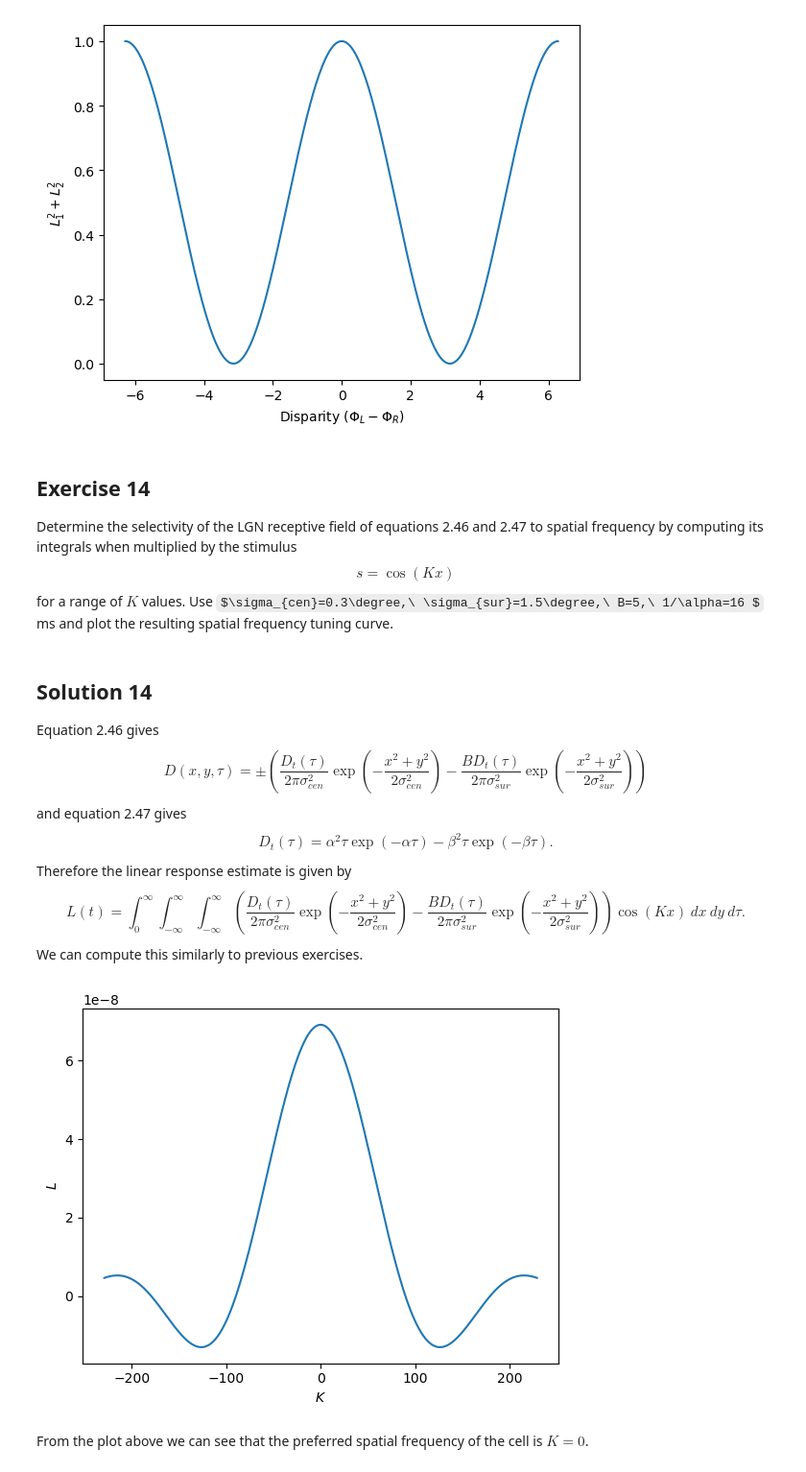
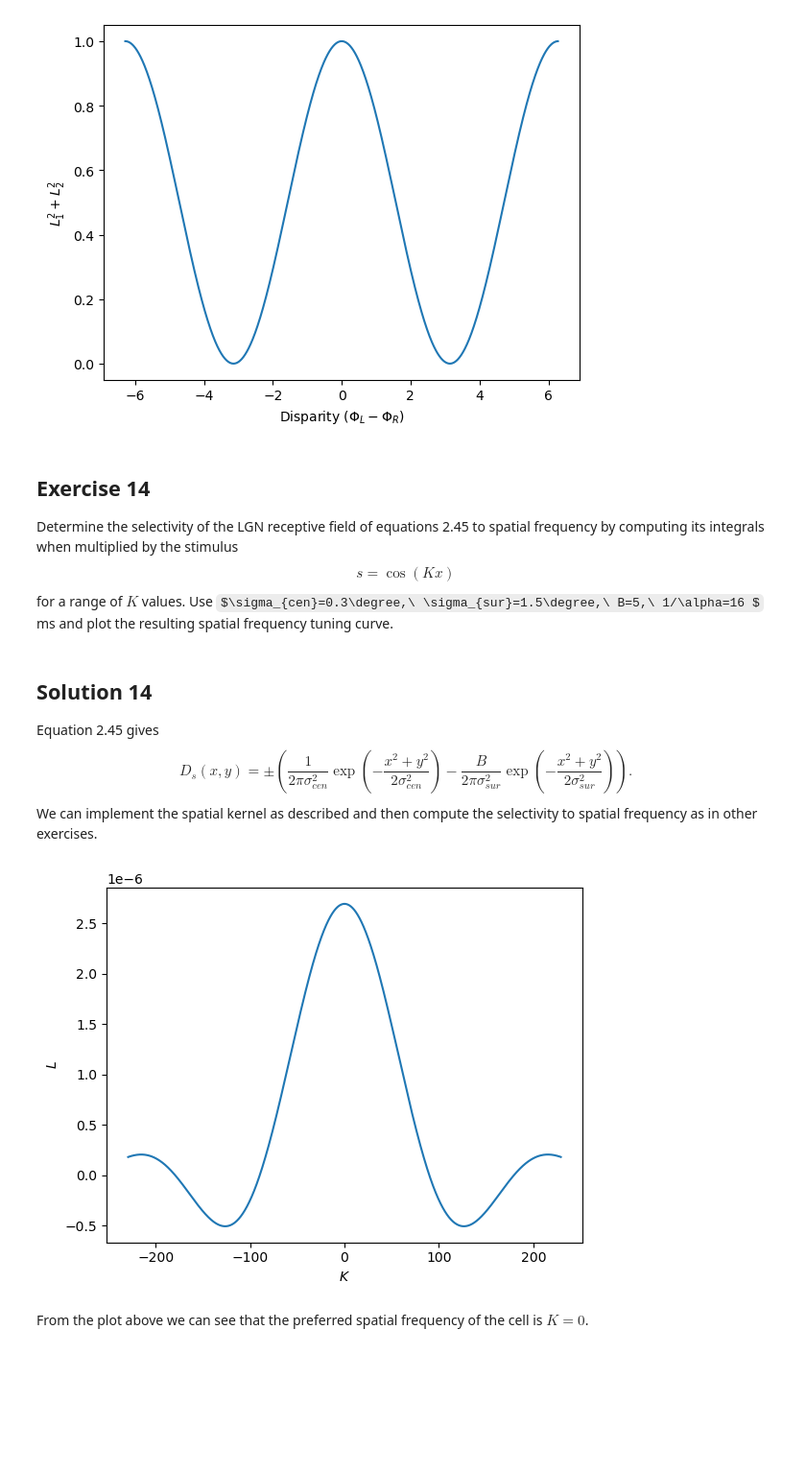
Before and after one commit to JKilgallen/theoretical_neuroscience, a Jupyter notebook: exercises/c2.ipynb, the cells around one changed output. Shown at 96% size. Saved outputs shown, nothing was run; the diff lists cells and outputs as text; code cells hidden in the pictures; some formulas as TeX source; blank space fills up the shorter version.

Commit message:
Modified exercise 14 due to error with problem statement.

```diff
--- a/exercises/c2.ipynb
+++ b/exercises/c2.ipynb
@@ -1256,7 +1262,7 @@ def get_single_phase_temporal_kernel(alpha, t):
 dx = 0.01
 dy = 0.01
 x = np.arange(-np.pi/32, np.pi/32, dx)
-y = np.zeros(len(x))
+y = np.arange(-np.pi/32, np.pi/32, dy)
 
 dt = 0.01
 t = np.arange(0,0.3,dt)
@@ -1276,7 +1282,7 @@ w = 8*np.pi
 k = 360/np.pi
 alpha = 1/0.020
 
-gratings = np.cos(Ks*xs-w*ts-ys)
+gratings = np.cos(Ks*xs-w*ts)
 ds = gabor_filter(xs, ys, sigma, sigma, k, 0)
 dt = get_single_phase_temporal_kernel(alpha, ts)
 l = np.sum(ds*gratings*dt, axis=(0,1))*(dx*dy)
@@ -1319,41 +1325,56 @@ plt.ylabel(r'$L_1^2+L_2^2$');
 # %% [markdown]
 ## Exercise 14
 
-Determine the selectivity of the LGN receptive field of equations 2.46 and 2.47 to spatial frequency by computing its integrals when multiplied by
+Determine the selectivity of the LGN receptive field of equations 2.45 to spatial frequency by computing its integrals when multiplied by
 the stimulus $$s=\cos(Kx)$$ for a range of $K$ values. Use $\sigma_{cen}=0.3\degree,\ \sigma_{sur}=1.5\degree,\ B=5,\ 1/\alpha=16 $ ms and plot the resulting spatial frequency tuning curve.
 # %% [markdown]
 ## Solution 14
-Equation 2.46 gives $$D(x,y,\tau)=\pm\left( \frac{D_t(\tau)}{2\pi\sigma_{cen}^2} \exp\left(-\frac{x^2+y^2}{2\sigma_{cen}^2} \right) -\frac{B D_t(\tau)}{2\pi\sigma_{sur}^2} \exp\left(-\frac{x^2+y^2}{2\sigma_{sur}^2}\right)\right) $$ and equation 2.47 gives $$D_t(\tau)=\alpha^2 \tau \exp(-\alpha \tau) - \beta^2 \tau \exp(-\beta \tau). $$ Therefore the linear response estimate is given by $$L(t)=\int_0^\infty \int_{-\infty}^{\infty} \int_{-\infty}^{\infty} \left( \frac{D_t(\tau)}{2\pi\sigma_{cen}^2} \exp\left(-\frac{x^2+y^2}{2\sigma_{cen}^2} \right) -\frac{B D_t(\tau)}{2\pi\sigma_{sur}^2} \exp\left(-\frac{x^2+y^2}{2\sigma_{sur}^2}\right)\right) \cos(Kx)\ dx\ dy\ d\tau.$$ We can compute this similarly to previous exercises.
+Equation 2.45 gives $$D_{s}\left(x,y\right)=\pm\left(\frac{1}{2\pi\sigma_{cen}^{2}}\exp\left(-\frac{x^{2}+y^{2}}{2\sigma_{cen}^{2}}\right)-\frac{B}{2\pi\sigma_{sur}^{2}}\exp\left(-\frac{x^{2}+y^{2}}{2\sigma_{sur}^{2}}\right)\right). $$ We can implement the spatial kernel as described and then compute the selectivity to spatial frequency as in other exercises.
+# %%
+def get_lgn_spatial_kernel(x, y, sigma_c, sigma_s, B):
+    """Returns the value of the LGN spatial receptive kernel.
+
+    Parameters
+    ----------
+    x : {float, array_like}
+        The x coordinate relative to the center of the kernel.
+    y :  {float, array_like}
+        The y coordinate relative to the center of the kernel.
+    sigma_c : float
+        The control parameter for the center of the receptive field.
+    sigma_s : float
+        The control parameter for the surround of the receptive field.
+    B : float
+        The weight of the surround of the receptive field relative to the center.
+    """
+
+    D_s = 1/(2*np.pi*sigma_c**2) * np.exp(-(x**2+y**2)/(2*sigma_c**2))
+    D_s -= -B/(2*np.pi*sigma_s**2) * np.exp(-(x**2+y**2)/(2*sigma_s**2))
+
+    return D_s
 # %%
 dx = 0.01
 dy = 0.01
 x = np.arange(-2*np.pi/180, 2*np.pi/180, dx)
 y = np.arange(-2*np.pi/180, 2*np.pi/180, dy)
 
-dt = 0.01
-t = np.arange(0,0.5,dt)
-
 dK = 0.1
 K = np.arange(-720/np.pi, 720/np.pi, dK)
 
-xs, ys, ts, Ks = np.meshgrid(x, y, t, K, indexing='ij')
+xs, ys, Ks = np.meshgrid(x, y, K, indexing='ij')
 
 sigma_c = 180/(0.3*np.pi)
 sigma_s = 180/(1.5*np.pi)
 B=5
-alpha = 1/0.016
-beta = 1/0.064
 
-Dt = alpha**2*ts*np.exp(-alpha*ts)-beta**2*ts*np.exp(-beta*ts)
-D = Dt/(2*np.pi*sigma_c**2) * np.exp(-(xs**2+ys**2)/(2*sigma_c**2))
-D -= (B*Dt)/(2*np.pi*sigma_s**2)*np.exp(-(xs**2+ys**2)/(2*sigma_s**2))
+D_s = get_lgn_spatial_kernel(xs,ys, sigma_c, sigma_s, B)
 s = np.cos(Ks*xs)
 
-L = np.sum(D*s*dx*dy*dt, axis = (0,1,2))
+L = np.sum(D_s*s*dx*dy, axis = (0,1))
 plt.plot(K, L)
 plt.xlabel(r'$K$')
 plt.ylabel(r'$L$');
 # %% [output]
-[figure, old version]
+[figure, new version]
 # %% [markdown]
 From the plot above we can see that the preferred spatial frequency of the cell is $K=0$.
```
Also changed, not shown: parts of 13 cells of this notebook.
